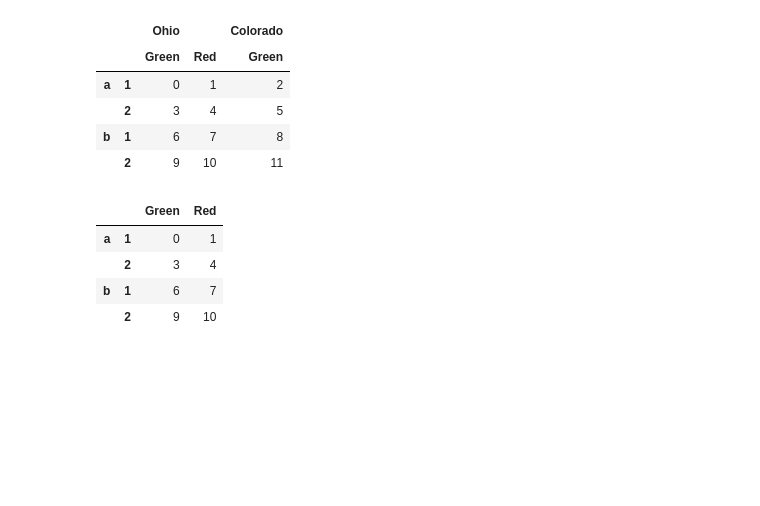
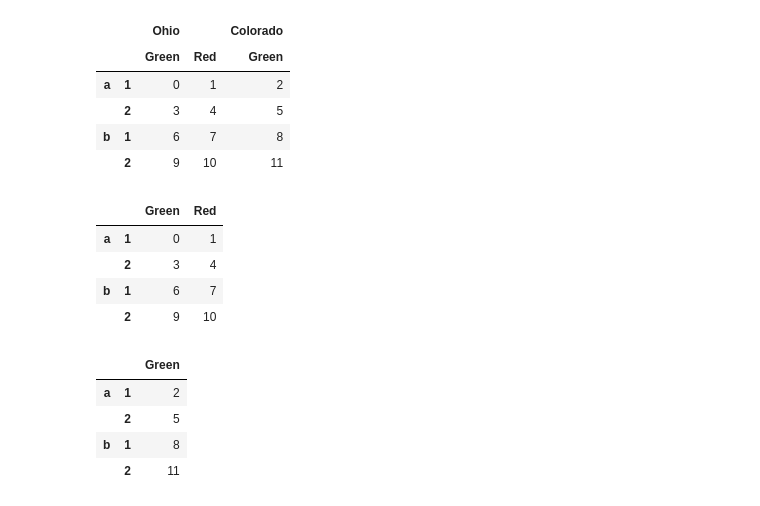
Before and after one commit to Larrygf02/py-pandas, a Jupyter notebook: python-for data Analysis/Handling Missing Data.ipynb, the cells around one changed output. Saved outputs shown, nothing was run; the diff lists cells and outputs as text; code cells hidden in the pictures; blank space fills up the shorter version.

```diff
--- a/python-for data Analysis/Handling Missing Data.ipynb
+++ b/python-for data Analysis/Handling Missing Data.ipynb
@@ -220,3 +220,11 @@ frame['Ohio']
 |  | 2 | 3 | 4 |
 | b | 1 | 6 | 7 |
 |  | 2 | 9 | 10 |
+# %%
+frame['Colorado']
+# %% [output]
+|  |  | Green |
+| a | 1 | 2 |
+|  | 2 | 5 |
+| b | 1 | 8 |
+|  | 2 | 11 |
```
Also changed, not shown: parts of 2 cells of this notebook.
